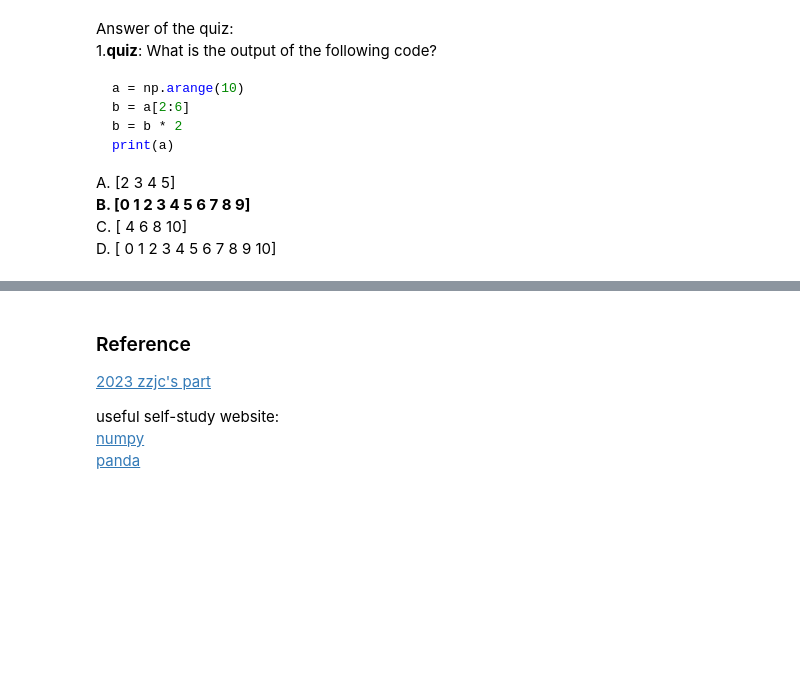
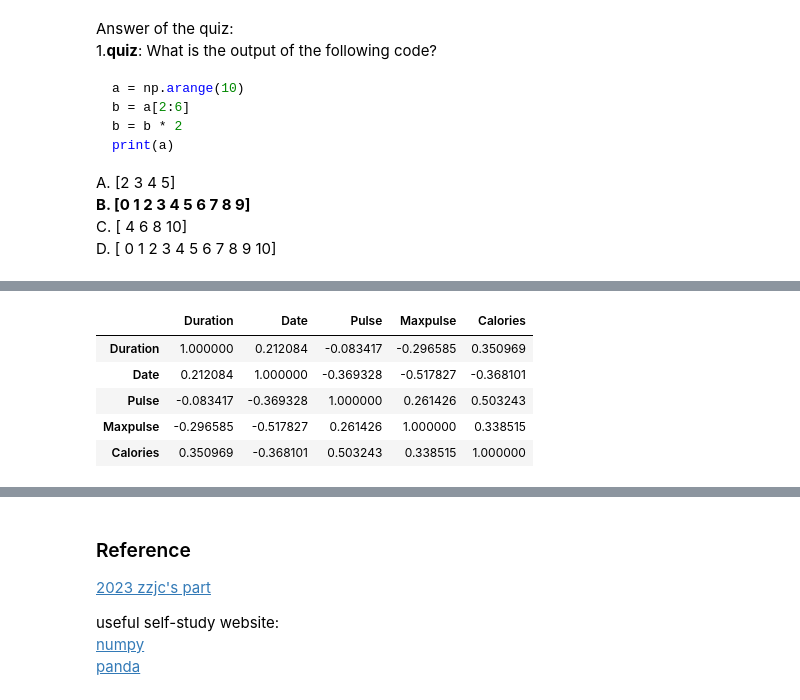
Before and after one commit to UMJI-SSTIA/Python-Workshop-2026, a Jupyter notebook: workshop/Part3_DataAnalysis.ipynb, the cells around one changed output, grey strips where cells are left out. Cells and saved outputs as stored; diff of their text form; code cells hidden in the pictures; blank space fills up the shorter version.

```diff
--- a/workshop/Part3_DataAnalysis.ipynb
+++ b/workshop/Part3_DataAnalysis.ipynb
@@ -657,0 +902,6 @@ D. [ 0  1  2  3  4  5  6  7  8  9 10]
+# %%
+df = pd.read_csv('data.csv')
+print(df.iloc[[21,22,26]])
+
+df['Date'] = pd.to_datetime(df['Date'], format='mixed')
+print(df.iloc[[21,22,26]])
@@ -657,0 +922,3 @@ D. [ 0  1  2  3  4  5  6  7  8  9 10]
+# %%
+df.dropna(subset=['Date'], inplace = True)
+print(df.iloc[[21,22,23]])
@@ -657,0 +936,14 @@ D. [ 0  1  2  3  4  5  6  7  8  9 10]
+# %%
+# (1) Replacing Values
+print(df.iloc[[6,7]])
+df.loc[7, 'Duration'] = 45
+print(df.iloc[[6,7]])
+# For wrong data for larger data sets
+for x in df.index:
+  if df.loc[x, "Duration"] > 120:
+    df.loc[x, "Duration"] = 120
+
+# (2) Removing Rows
+for x in df.index:
+  if df.loc[x, "Duration"] > 120:
+    df.drop(x, inplace = True)
@@ -657,0 +985,3 @@ D. [ 0  1  2  3  4  5  6  7  8  9 10]
+# %%
+df.drop_duplicates(inplace = True)
+print(df.iloc[[11,12]])
@@ -657,0 +998,9 @@ D. [ 0  1  2  3  4  5  6  7  8  9 10]
+# %%
+df.corr()
+# %% [output]
+|  | Duration | Date | Pulse | Maxpulse | Calories |
+| Duration | 1.000000 | 0.212084 | -0.083417 | -0.296585 | 0.350969 |
+| Date | 0.212084 | 1.000000 | -0.369328 | -0.517827 | -0.368101 |
+| Pulse | -0.083417 | -0.369328 | 1.000000 | 0.261426 | 0.503243 |
+| Maxpulse | -0.296585 | -0.517827 | 0.261426 | 1.000000 | 0.338515 |
+| Calories | 0.350969 | -0.368101 | 0.503243 | 0.338515 | 1.000000 |
```
Also changed, not shown: parts of 37 cells of this notebook, 2 other files.
